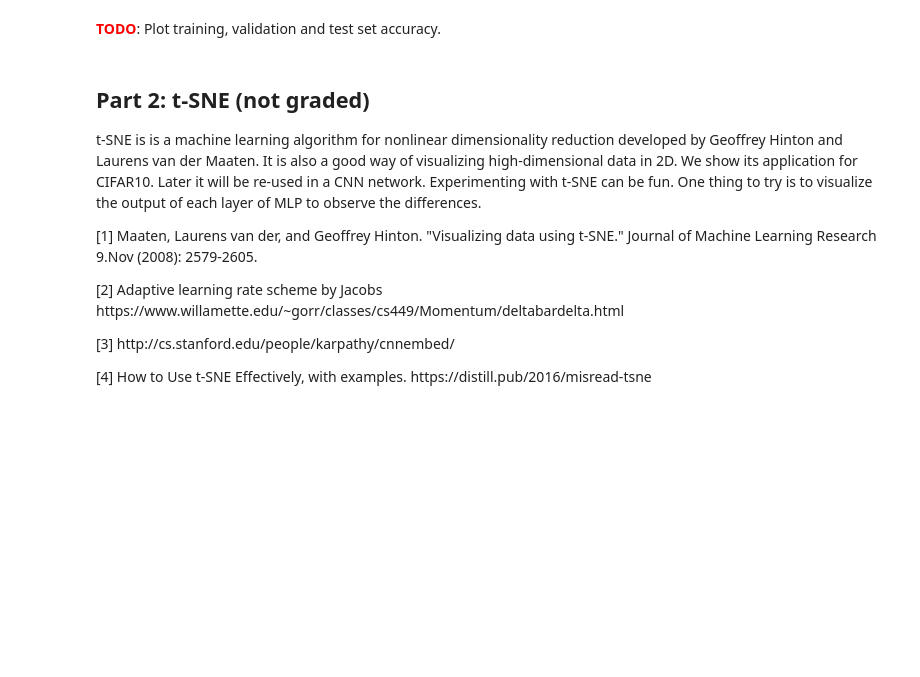
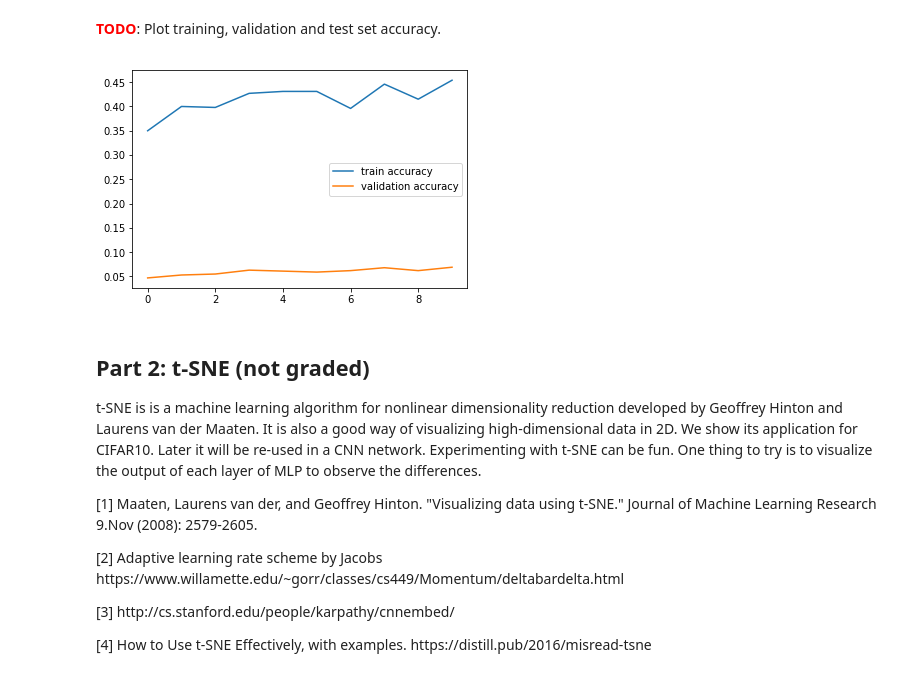
Before and after one commit to crowegian/NNetsDL_F17, a Jupyter notebook: assignment1/assignment1/task3-dim_reduction.ipynb, the cells around one changed output. Drawn from its saved outputs; the diff is of its cells as text; code cells hidden in the pictures; blank space fills up the shorter version.

```diff
--- a/assignment1/assignment1/task3-dim_reduction.ipynb
+++ b/assignment1/assignment1/task3-dim_reduction.ipynb
@@ -247,14 +233,16 @@ P.shape
 # %%
 from ecbm4040.classifiers.mlp import MLP
+from ecbm4040.train_funcs import train, test
 
 # TODO: Use a sequence of layers to create a multiple layer neural network
 # input->(affine->activation)-> ... ->(affine->activation)->(affine->softmax)->output
-model = MLP(input_dim=3072, hidden_dims=[100, 50, 50], num_classes=10, reg=0.1, weight_scale=1e-3)
+model = MLP(input_dim = XFlattenedTrain.shape[1],
+            hidden_dims=[750], num_classes=10, reg=0.1, weight_scale=1e-3)
 
 num_epoch = 10
-batch_size = 500
-lr = 1e-2
+batch_size = 512
+lr = 1e-3
 verbose = True
-train_acc_hist, val_acc_hist = train(model, X_train, y_train, X_val, y_val,
+train_acc_hist, val_acc_hist = train(model, XFlattenedTrain, y_train, XFlattenedVal, y_val,
                   num_epoch=num_epoch, batch_size=batch_size, learning_rate=lr, verbose=verbose)
-test(model, X_test, y_test)
+test(model, XFlattenedTest, y_test)
@@ -265,3 +270,11 @@ test(model, X_test, y_test)
+# %%
+# TODO:
+plt.plot(train_acc_hist, label="train accuracy")
+plt.plot(val_acc_hist, label="validation accuracy")
+plt.legend()
+plt.show()
+# %% [output]
+[figure, added]
 # %% [markdown]
 ## Part 2: t-SNE (not graded)
 
```
Also changed, not shown: parts of 15 cells of this notebook, 8 other files.
